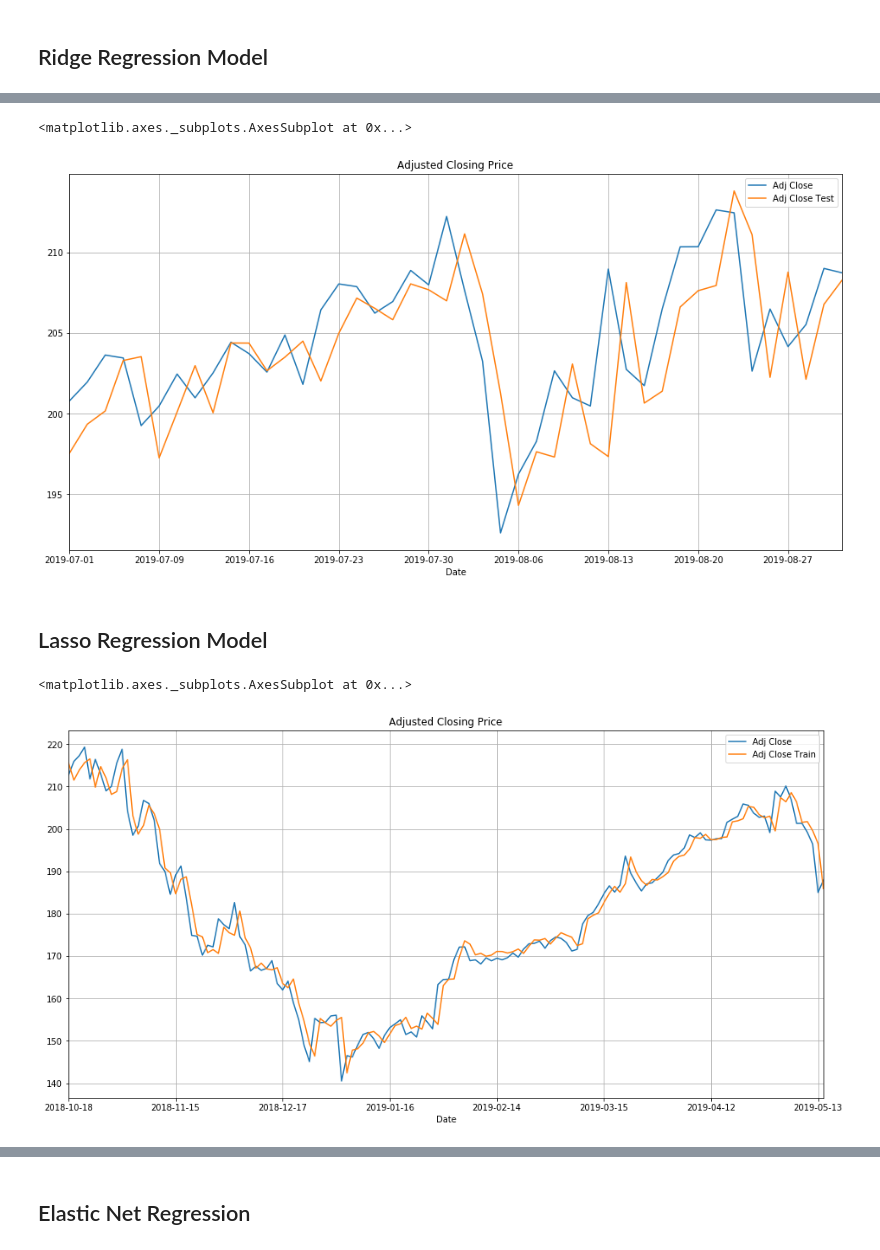
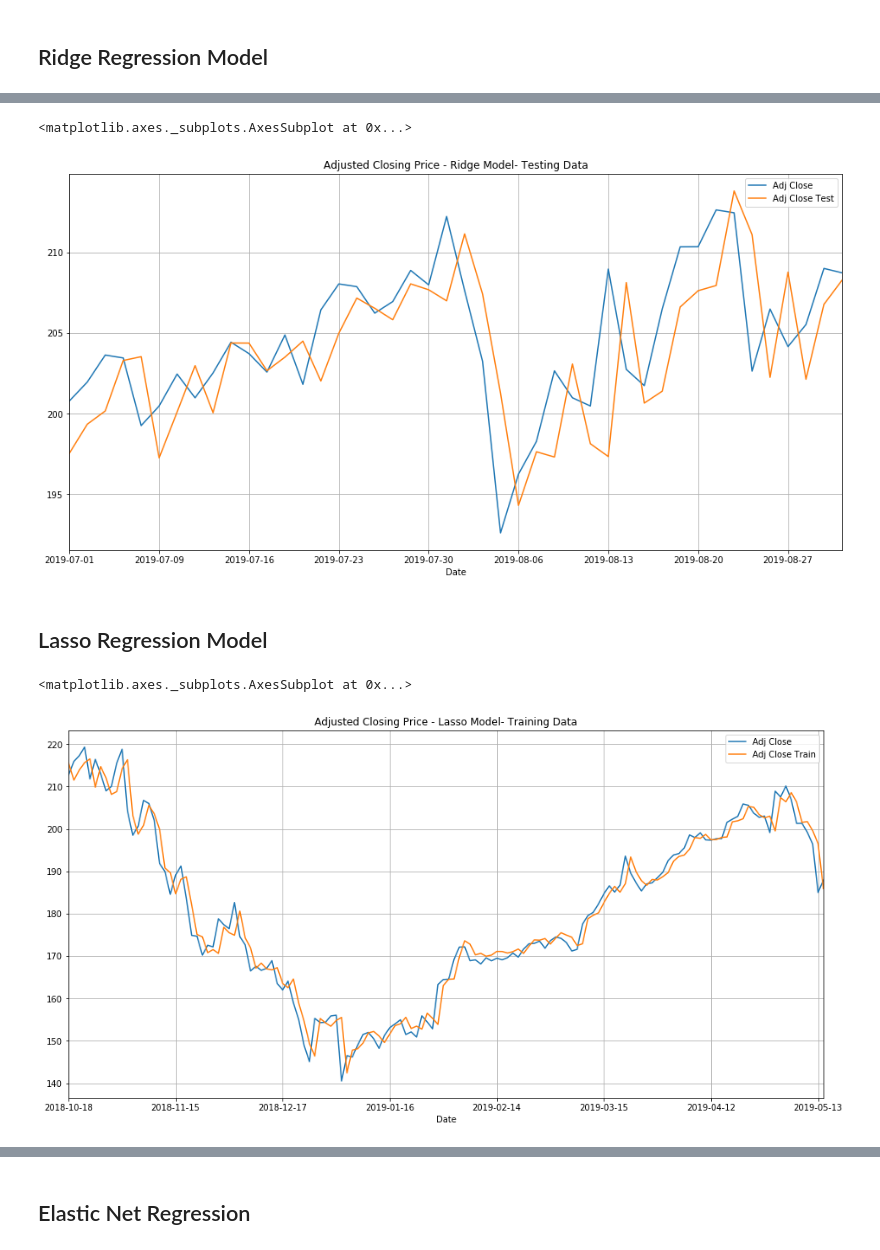
Before and after one commit to BV-Pradeep/make-money-with-ml, a Jupyter notebook: SecondHomeworkAssignment/secondhomework.ipynb, the cells around one changed output, grey strips where cells are left out. Saved outputs shown, nothing was run; the diff lists cells and outputs as text; code cells hidden in the pictures.

```diff
--- a/SecondHomeworkAssignment/secondhomework.ipynb
+++ b/SecondHomeworkAssignment/secondhomework.ipynb
@@ -90,13 +92,13 @@ df_ridge.plot(label='AAPL', figsize=(16,8), title='Adjusted Closing Price', grid
 # %%
 # Same for the test
 df_ridge = dataframe.copy()
 df_ridge.drop(['Open', 'High', 'Low', 'Close', 'Volume'], axis=1, inplace=True)
 df_ridge = df_ridge.iloc[ind_split+window_size:] # Past 32 days we don't know yet
 df_ridge['Adj Close Test'] = y_pred_ridge
-df_ridge.plot(label='AAPL', figsize=(16,8), title='Adjusted Closing Price', grid=True)
+df_ridge.plot(label='AAPL', figsize=(16,8), title='Adjusted Closing Price - Ridge Model- Testing Data', grid=True)
 # %% [output]
 <matplotlib.axes._subplots.AxesSubplot at 0x...>
-[figure, old version]
+[figure, new version]
 # %% [markdown]
 ## Lasso Regression Model
 # %%
@@ -113,10 +115,10 @@ df_lasso = dataframe.copy()
 df_lasso.drop(['Open', 'High', 'Low', 'Close', 'Volume'], axis=1, inplace=True)
 df_lasso = df_lasso.iloc[window_size:ind_split] # Past 32 days we don't know yet
 df_lasso['Adj Close Train'] = y_pred_train_lasso[:-window_size]
-df_lasso.plot(label='AAPL', figsize=(16,8), title='Adjusted Closing Price', grid=True)
+df_lasso.plot(label='AAPL', figsize=(16,8), title='Adjusted Closing Price - Lasso Model- Training Data', grid=True)
 # %% [output]
 <matplotlib.axes._subplots.AxesSubplot at 0x...>
-[figure, old version]
+[figure, new version]
 # %%
 # Same for the test
 df_lasso = dataframe.copy()
```
Also changed, not shown: parts of 16 cells of this notebook.
